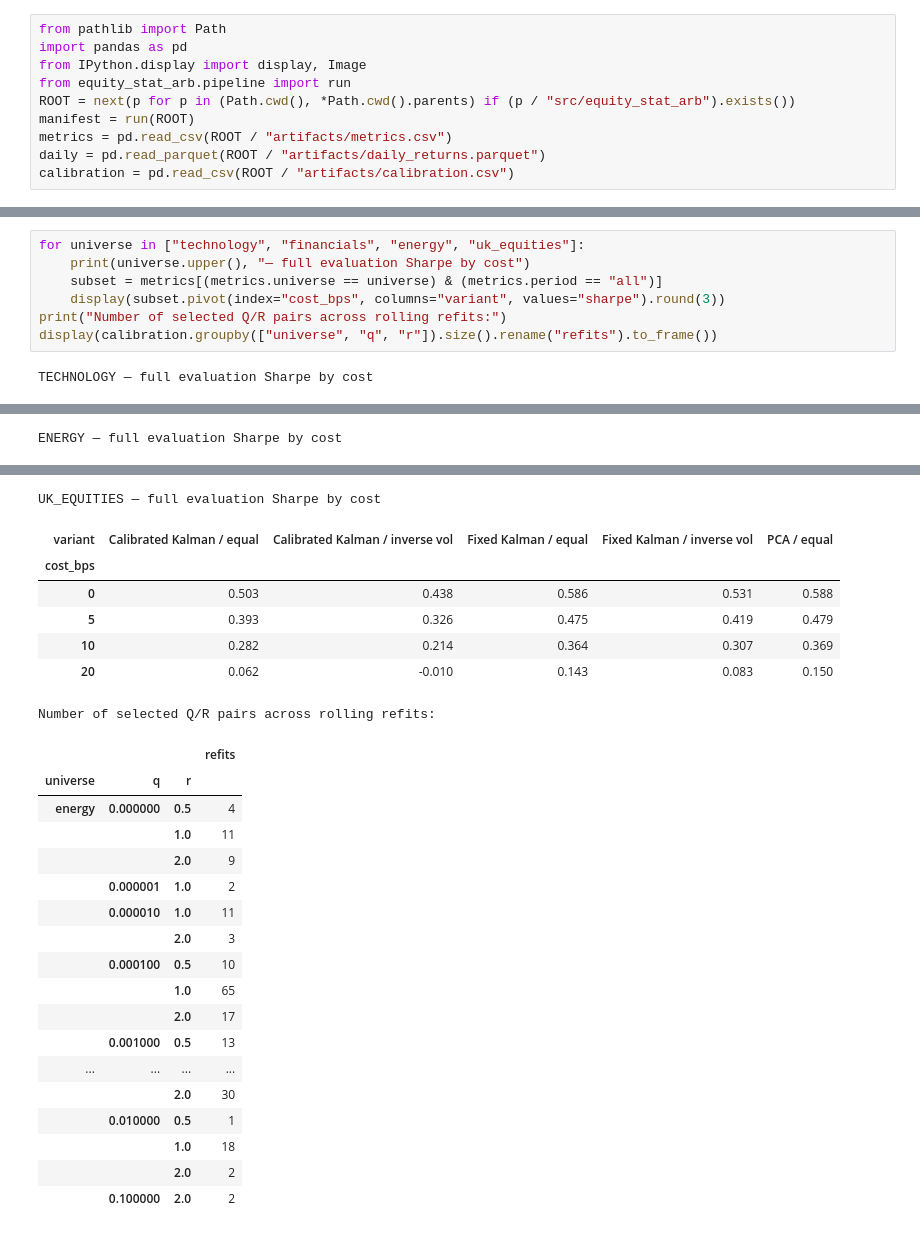
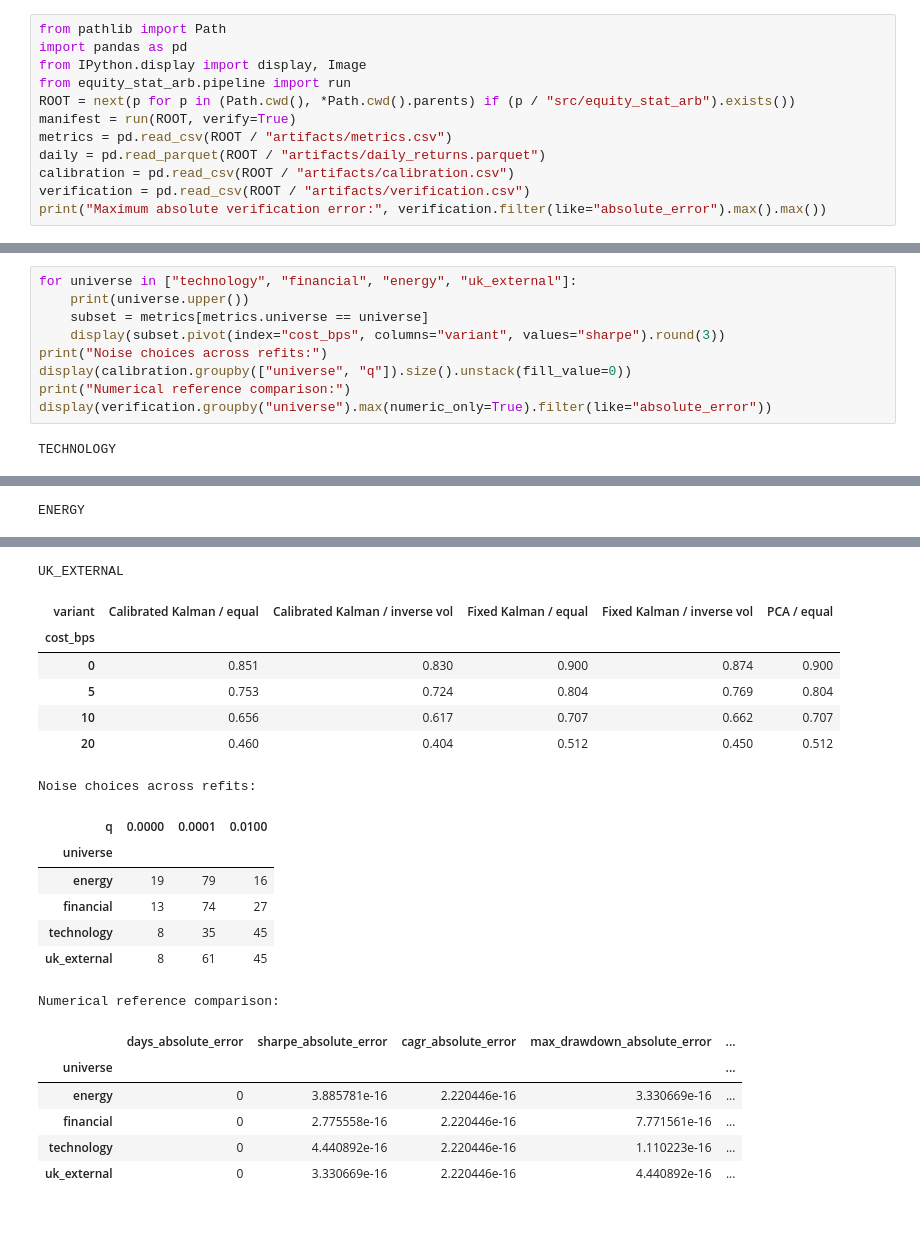
Before and after one commit to Juliansaiani/pca-kalman-stat-arb, a Jupyter notebook: notebooks/research.ipynb, the cells around one changed output, grey strips where cells are left out. Saved outputs shown, nothing was run; the diff lists cells and outputs as text.

```diff
--- a/notebooks/research.ipynb
+++ b/notebooks/research.ipynb
@@ -10,9 +10,11 @@ import pandas as pd
 from IPython.display import display, Image
 from equity_stat_arb.pipeline import run
 ROOT = next(p for p in (Path.cwd(), *Path.cwd().parents) if (p / "src/equity_stat_arb").exists())
-manifest = run(ROOT)
+manifest = run(ROOT, verify=True)
 metrics = pd.read_csv(ROOT / "artifacts/metrics.csv")
 daily = pd.read_parquet(ROOT / "artifacts/daily_returns.parquet")
 calibration = pd.read_csv(ROOT / "artifacts/calibration.csv")
+verification = pd.read_csv(ROOT / "artifacts/verification.csv")
+print("Maximum absolute verification error:", verification.filter(like="absolute_error").max().max())
 # %% [output]
 Evaluating technology
@@ -137,11 +109,13 @@ Costs are per unit of absolute traded weight, not per round trip. Holding drift
 # %%
-for universe in ["technology", "financials", "energy", "uk_equities"]:
-    print(universe.upper(), "— full evaluation Sharpe by cost")
-    subset = metrics[(metrics.universe == universe) & (metrics.period == "all")]
+for universe in ["technology", "financial", "energy", "uk_external"]:
+    print(universe.upper())
+    subset = metrics[metrics.universe == universe]
     display(subset.pivot(index="cost_bps", columns="variant", values="sharpe").round(3))
-print("Number of selected Q/R pairs across rolling refits:")
-display(calibration.groupby(["universe", "q", "r"]).size().rename("refits").to_frame())
+print("Noise choices across refits:")
+display(calibration.groupby(["universe", "q"]).size().unstack(fill_value=0))
+print("Numerical reference comparison:")
+display(verification.groupby("universe").max(numeric_only=True).filter(like="absolute_error"))
 # %% [output]
-TECHNOLOGY — full evaluation Sharpe by cost
+TECHNOLOGY
 | variant | Calibrated Kalman / equal | Calibrated Kalman / inverse vol | Fixed Kalman / equal | Fixed Kalman / inverse vol | PCA / equal |
 | cost_bps |  |  |  |  |  |
@@ -159,3 +133,3 @@ FINANCIALS — full evaluation Sharpe by cost
-ENERGY — full evaluation Sharpe by cost
+ENERGY
 | variant | Calibrated Kalman / equal | Calibrated Kalman / inverse vol | Fixed Kalman / equal | Fixed Kalman / inverse vol | PCA / equal |
 | cost_bps |  |  |  |  |  |
@@ -166,26 +140,21 @@ ENERGY — full evaluation Sharpe by cost
-UK_EQUITIES — full evaluation Sharpe by cost
+UK_EXTERNAL
 | variant | Calibrated Kalman / equal | Calibrated Kalman / inverse vol | Fixed Kalman / equal | Fixed Kalman / inverse vol | PCA / equal |
 | cost_bps |  |  |  |  |  |
-| 0 | 0.503 | 0.438 | 0.586 | 0.531 | 0.588 |
-| 5 | 0.393 | 0.326 | 0.475 | 0.419 | 0.479 |
-| 10 | 0.282 | 0.214 | 0.364 | 0.307 | 0.369 |
-| 20 | 0.062 | -0.010 | 0.143 | 0.083 | 0.150 |
+| 0 | 0.851 | 0.830 | 0.900 | 0.874 | 0.900 |
+| 5 | 0.753 | 0.724 | 0.804 | 0.769 | 0.804 |
+| 10 | 0.656 | 0.617 | 0.707 | 0.662 | 0.707 |
+| 20 | 0.460 | 0.404 | 0.512 | 0.450 | 0.512 |
-Number of selected Q/R pairs across rolling refits:
+Noise choices across refits:
-|  |  |  | refits |
-| universe | q | r |  |
-| energy | 0.000000 | 0.5 | 4 |
-|  |  | 1.0 | 11 |
-|  |  | 2.0 | 9 |
-|  | 0.000001 | 1.0 | 2 |
-|  | 0.000010 | 1.0 | 11 |
-|  |  | 2.0 | 3 |
-|  | 0.000100 | 0.5 | 10 |
-|  |  | 1.0 | 65 |
-|  |  | 2.0 | 17 |
-|  | 0.001000 | 0.5 | 13 |
-| ... | ... | ... | ... |
-|  |  | 2.0 | 30 |
-|  | 0.010000 | 0.5 | 1 |
-|  |  | 1.0 | 18 |
-|  |  | 2.0 | 2 |
-|  | 0.100000 | 2.0 | 2 |
+| q | 0.0000 | 0.0001 | 0.0100 |
+| universe |  |  |  |
+| energy | 19 | 79 | 16 |
+| financial | 13 | 74 | 27 |
+| technology | 8 | 35 | 45 |
+| uk_external | 8 | 61 | 45 |
+Numerical reference comparison:
+|  | days_absolute_error | sharpe_absolute_error | cagr_absolute_error | max_drawdown_absolute_error | ... |
+| universe |  |  |  |  | ... |
+| energy | 0 | 3.885781e-16 | 2.220446e-16 | 3.330669e-16 | ... |
+| financial | 0 | 2.775558e-16 | 2.220446e-16 | 7.771561e-16 | ... |
+| technology | 0 | 4.440892e-16 | 2.220446e-16 | 1.110223e-16 | ... |
+| uk_external | 0 | 3.330669e-16 | 2.220446e-16 | 4.440892e-16 | ... |
```
Also changed, not shown: parts of 16 cells of this notebook, 18 other files.
